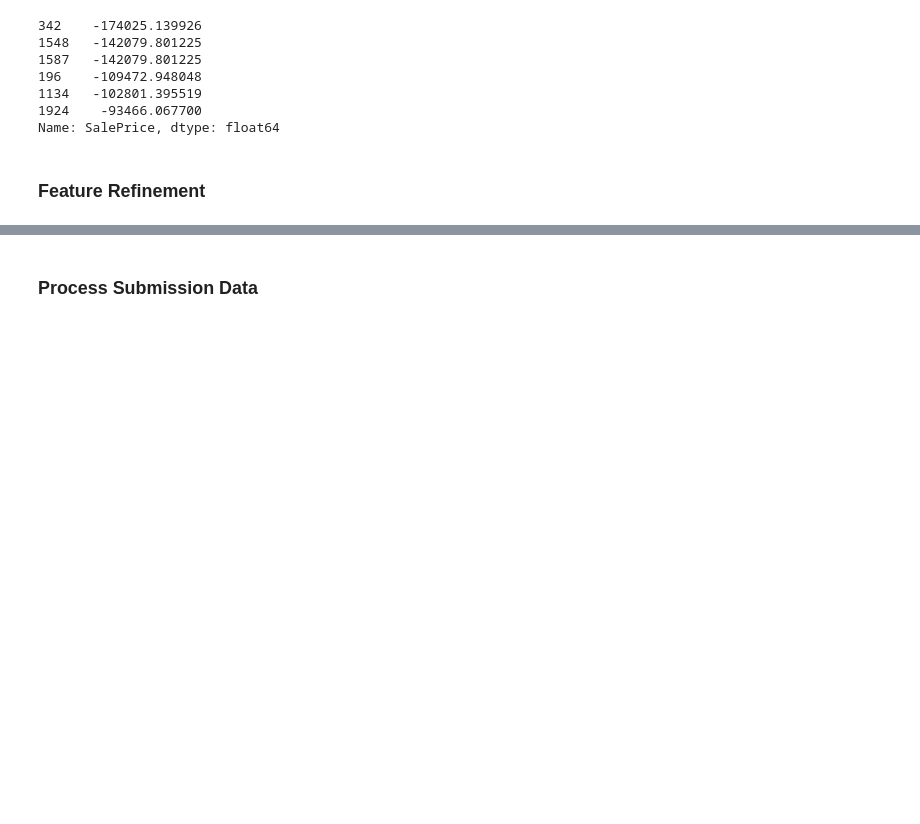
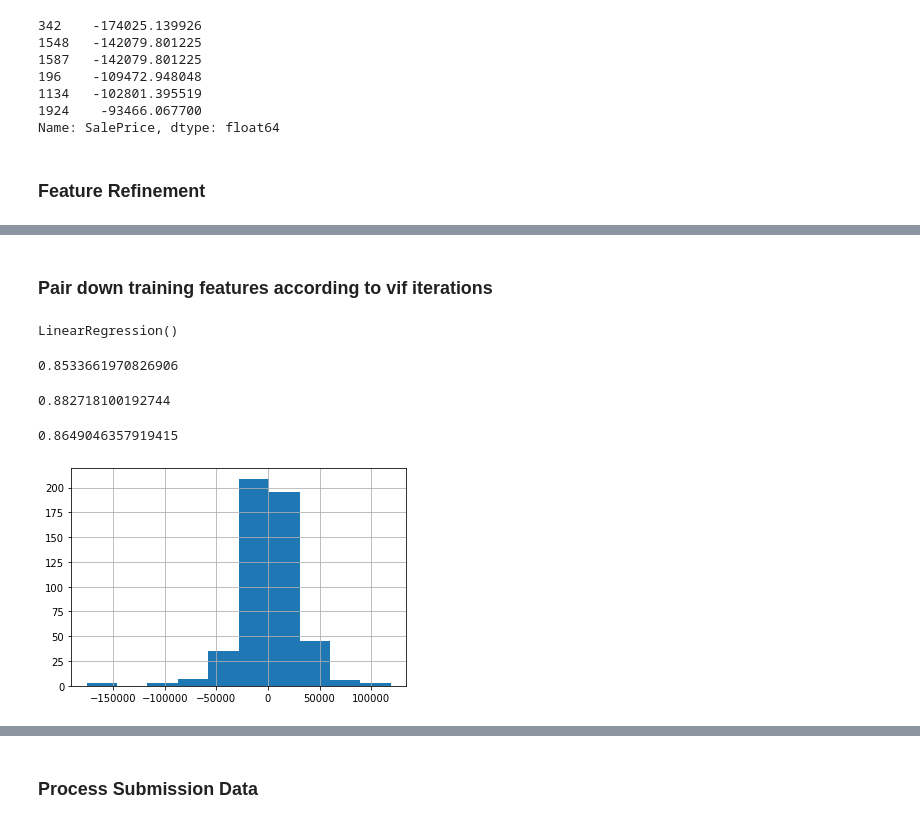
Before and after one commit to PaperArmada/home-price-prediction, a Jupyter notebook: code/02_Processing_Freshtake_2.ipynb, the cells around one changed output, grey strips where cells are left out. Cells and saved outputs as stored; diff of their text form; code cells hidden in the pictures; blank space fills up the shorter version.

```diff
--- a/code/02_Processing_Freshtake_2.ipynb
+++ b/code/02_Processing_Freshtake_2.ipynb
@@ -362,0 +297,3 @@ Index(['Gr Liv Area TotRms AbvGrd', 'Overall Qual Year Built',
+# %%
+X_train_poly_drop = X_train_poly.drop(vif_remove, axis=1)
+X_train_poly_drop
@@ -362,0 +362,28 @@ Index(['Gr Liv Area TotRms AbvGrd', 'Overall Qual Year Built',
+# %% [markdown]
+### Pair down training features according to vif iterations
+# %%
+lr_poly_drop = LinearRegression()
+lr_poly_drop.fit(X_train_poly_drop, y_train)
+# %% [output]
+LinearRegression()
+# %%
+cross_val_score(lr_poly_drop, X_train_poly_drop, y_train).mean()
+# %% [output]
+0.8533661970826906
+# %%
+X_test_poly_drop = X_test_poly[X_train_poly_drop.columns]
+# %%
+pred_poly_drop = lr_poly_drop.predict(X_test_poly_drop)
+# %%
+lr_poly_drop.score(X_train_poly_drop, y_train)
+# %% [output]
+0.882718100192744
+# %%
+lr_poly_drop.score(X_test_poly_drop, y_test)
+# %% [output]
+0.8649046357919415
+# %%
+resid_poly_drop = y_test - pred_poly_drop
+resid_poly_drop.hist();
+# %% [output]
+[figure, added]
```
Also changed, not shown: parts of 27 cells of this notebook, 1 other file.
